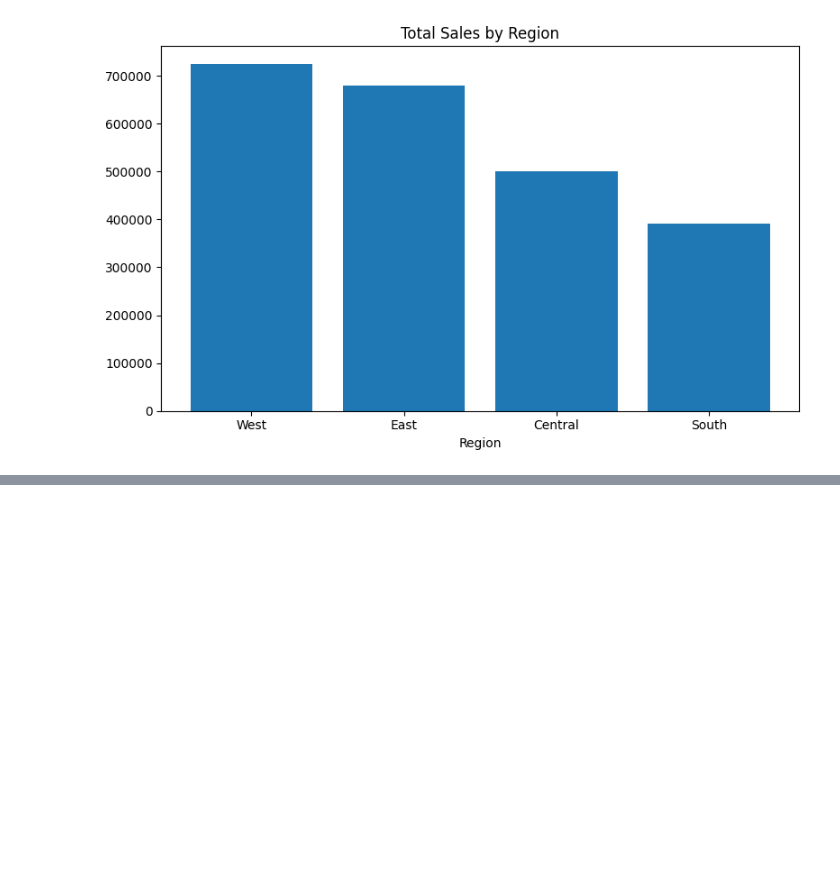
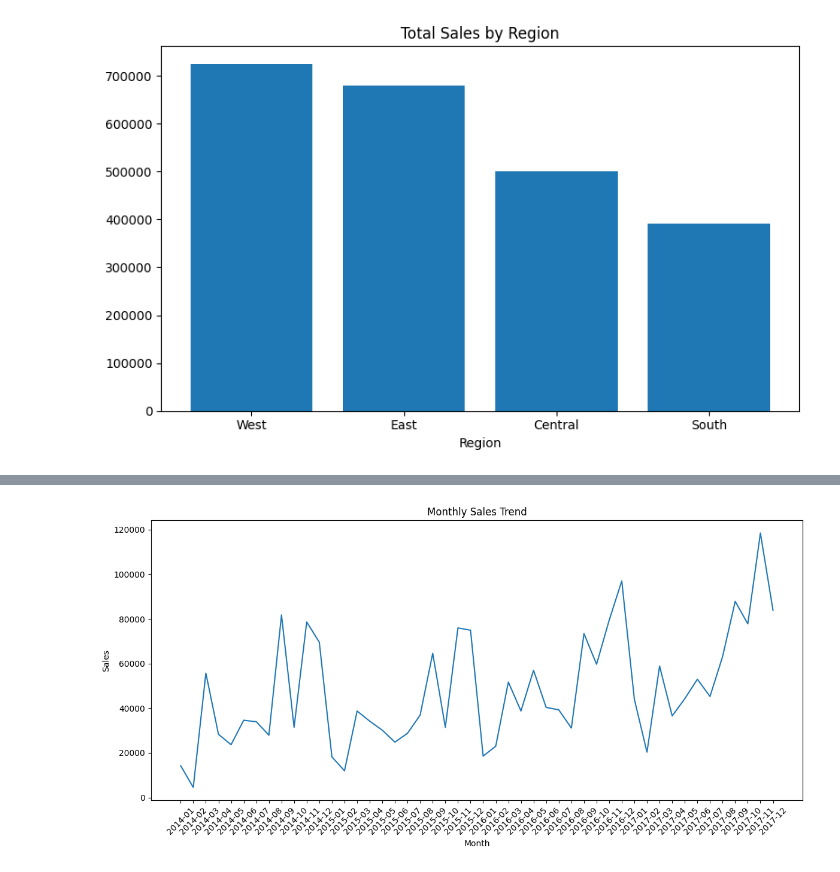
Before and after one commit to StojkoskiT/data-science-portfolio, a Jupyter notebook: projects/sales_sql_analysis/notebooks/sales_analysis.ipynb, the cells around one changed output, grey strips where cells are left out. Drawn from its saved outputs; the diff is of its cells as text; code cells hidden in the pictures; blank space fills up the shorter version.

Commit message:
Add monthly sales trend SQL analysis and visualization

```diff
--- a/projects/sales_sql_analysis/notebooks/sales_analysis.ipynb
+++ b/projects/sales_sql_analysis/notebooks/sales_analysis.ipynb
@@ -159,0 +167,11 @@ plt.show()
+# %%
+query = """
+SELECT strftime('%Y-%m', "Order Date") AS month,
+       ROUND(SUM(Sales), 2) AS total_sales
+FROM sales
+GROUP BY month
+ORDER BY month
+"""
+
+monthly_sales = pd.read_sql_query(query, conn)
+monthly_sales
@@ -159,0 +196,11 @@ plt.show()
+# %%
+plt.figure(figsize=(12, 6))
+plt.plot(monthly_sales["month"], monthly_sales["total_sales"])
+plt.xticks(rotation=45)
+plt.title("Monthly Sales Trend")
+plt.xlabel("Month")
+plt.ylabel("Sales")
+plt.tight_layout()
+plt.show()
+# %% [output]
+[figure, added]
```
Also changed, not shown: parts of 2 cells of this notebook.
